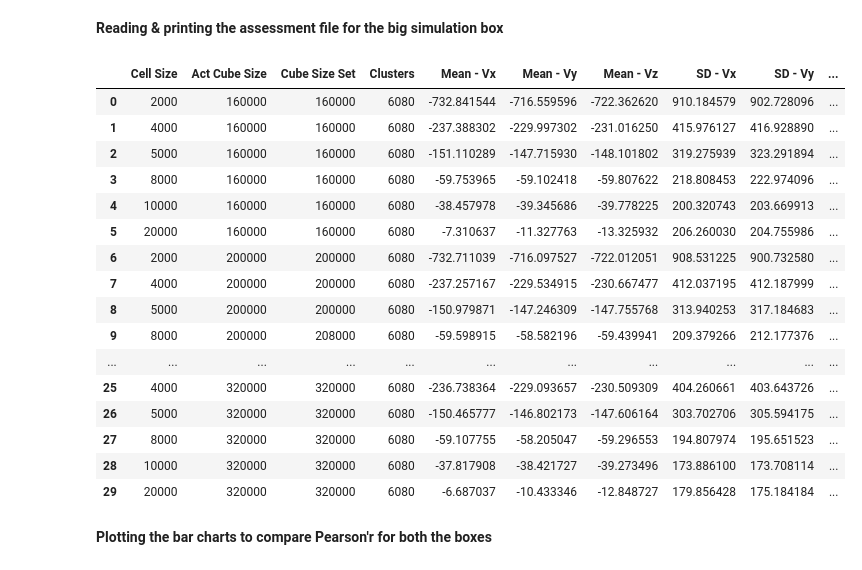
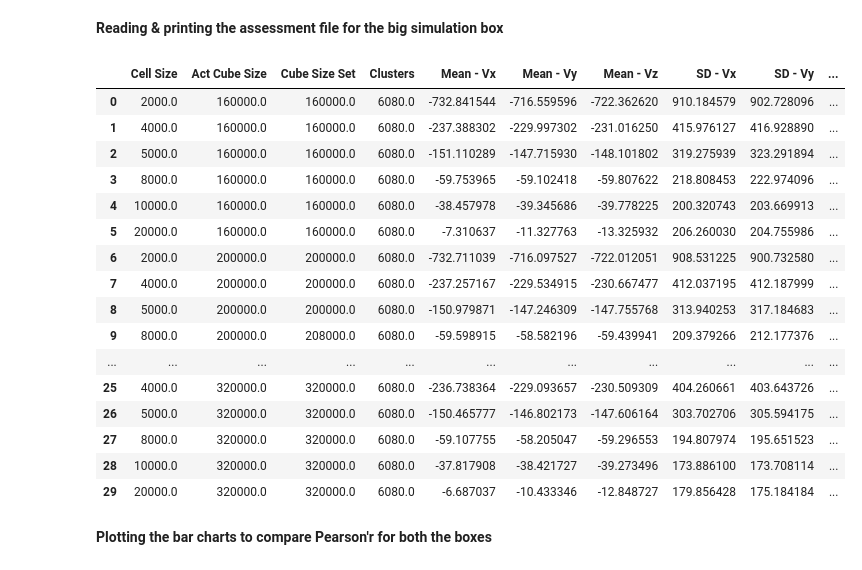
Before and after one commit to awaismirza92/velocity-reconstruction-and-kinetic-SZ, a Jupyter notebook: codes/orig_vs_big_box_analysis.ipynb, the cells around one changed output. Saved outputs shown, nothing was run; the diff lists cells and outputs as text; code cells hidden in the pictures.

```diff
--- a/codes/orig_vs_big_box_analysis.ipynb
+++ b/codes/orig_vs_big_box_analysis.ipynb
@@ -34,26 +34,26 @@ orig_assess
 # %% [markdown]
 **Reading & printing the assessment file for the big simulation box**
-# %%
-big_assess = pd.read_excel('cube_cell_size_assess_big-sim-box.xlsx', index_col = 0)
-big_assess
-# %% [output]
-|  | Cell Size | Act Cube Size | Cube Size Set | Clusters | Mean - Vx | Mean - Vy | Mean - Vz | SD - Vx | SD - Vy | ... |
-| 0 | 2000 | 160000 | 160000 | 6080 | -732.841544 | -716.559596 | -722.362620 | 910.184579 | 902.728096 | ... |
-| 1 | 4000 | 160000 | 160000 | 6080 | -237.388302 | -229.997302 | -231.016250 | 415.976127 | 416.928890 | ... |
-| 2 | 5000 | 160000 | 160000 | 6080 | -151.110289 | -147.715930 | -148.101802 | 319.275939 | 323.291894 | ... |
-| 3 | 8000 | 160000 | 160000 | 6080 | -59.753965 | -59.102418 | -59.807622 | 218.808453 | 222.974096 | ... |
-| 4 | 10000 | 160000 | 160000 | 6080 | -38.457978 | -39.345686 | -39.778225 | 200.320743 | 203.669913 | ... |
-| 5 | 20000 | 160000 | 160000 | 6080 | -7.310637 | -11.327763 | -13.325932 | 206.260030 | 204.755986 | ... |
-| 6 | 2000 | 200000 | 200000 | 6080 | -732.711039 | -716.097527 | -722.012051 | 908.531225 | 900.732580 | ... |
-| 7 | 4000 | 200000 | 200000 | 6080 | -237.257167 | -229.534915 | -230.667477 | 412.037195 | 412.187999 | ... |
-| 8 | 5000 | 200000 | 200000 | 6080 | -150.979871 | -147.246309 | -147.755768 | 313.940253 | 317.184683 | ... |
-| 9 | 8000 | 200000 | 208000 | 6080 | -59.598915 | -58.582196 | -59.439941 | 209.379266 | 212.177376 | ... |
-| ... | ... | ... | ... | ... | ... | ... | ... | ... | ... | ... |
-| 25 | 4000 | 320000 | 320000 | 6080 | -236.738364 | -229.093657 | -230.509309 | 404.260661 | 403.643726 | ... |
-| 26 | 5000 | 320000 | 320000 | 6080 | -150.465777 | -146.802173 | -147.606164 | 303.702706 | 305.594175 | ... |
-| 27 | 8000 | 320000 | 320000 | 6080 | -59.107755 | -58.205047 | -59.296553 | 194.807974 | 195.651523 | ... |
-| 28 | 10000 | 320000 | 320000 | 6080 | -37.817908 | -38.421727 | -39.273496 | 173.886100 | 173.708114 | ... |
-| 29 | 20000 | 320000 | 320000 | 6080 | -6.687037 | -10.433346 | -12.848727 | 179.856428 | 175.184184 | ... |
+# %%
+big_assess = pd.read_csv('Tables/big-sim-box/cube_cell_size_assess_big-sim-box_unrounded.tsv', sep='\t')
+big_assess
+# %% [output]
+|  | Cell Size | Act Cube Size | Cube Size Set | Clusters | Mean - Vx | Mean - Vy | Mean - Vz | SD - Vx | SD - Vy | ... |
+| 0 | 2000.0 | 160000.0 | 160000.0 | 6080.0 | -732.841544 | -716.559596 | -722.362620 | 910.184579 | 902.728096 | ... |
+| 1 | 4000.0 | 160000.0 | 160000.0 | 6080.0 | -237.388302 | -229.997302 | -231.016250 | 415.976127 | 416.928890 | ... |
+| 2 | 5000.0 | 160000.0 | 160000.0 | 6080.0 | -151.110289 | -147.715930 | -148.101802 | 319.275939 | 323.291894 | ... |
+| 3 | 8000.0 | 160000.0 | 160000.0 | 6080.0 | -59.753965 | -59.102418 | -59.807622 | 218.808453 | 222.974096 | ... |
+| 4 | 10000.0 | 160000.0 | 160000.0 | 6080.0 | -38.457978 | -39.345686 | -39.778225 | 200.320743 | 203.669913 | ... |
+| 5 | 20000.0 | 160000.0 | 160000.0 | 6080.0 | -7.310637 | -11.327763 | -13.325932 | 206.260030 | 204.755986 | ... |
+| 6 | 2000.0 | 200000.0 | 200000.0 | 6080.0 | -732.711039 | -716.097527 | -722.012051 | 908.531225 | 900.732580 | ... |
+| 7 | 4000.0 | 200000.0 | 200000.0 | 6080.0 | -237.257167 | -229.534915 | -230.667477 | 412.037195 | 412.187999 | ... |
+| 8 | 5000.0 | 200000.0 | 200000.0 | 6080.0 | -150.979871 | -147.246309 | -147.755768 | 313.940253 | 317.184683 | ... |
+| 9 | 8000.0 | 200000.0 | 208000.0 | 6080.0 | -59.598915 | -58.582196 | -59.439941 | 209.379266 | 212.177376 | ... |
+| ... | ... | ... | ... | ... | ... | ... | ... | ... | ... | ... |
+| 25 | 4000.0 | 320000.0 | 320000.0 | 6080.0 | -236.738364 | -229.093657 | -230.509309 | 404.260661 | 403.643726 | ... |
+| 26 | 5000.0 | 320000.0 | 320000.0 | 6080.0 | -150.465777 | -146.802173 | -147.606164 | 303.702706 | 305.594175 | ... |
+| 27 | 8000.0 | 320000.0 | 320000.0 | 6080.0 | -59.107755 | -58.205047 | -59.296553 | 194.807974 | 195.651523 | ... |
+| 28 | 10000.0 | 320000.0 | 320000.0 | 6080.0 | -37.817908 | -38.421727 | -39.273496 | 173.886100 | 173.708114 | ... |
+| 29 | 20000.0 | 320000.0 | 320000.0 | 6080.0 | -6.687037 | -10.433346 | -12.848727 | 179.856428 | 175.184184 | ... |
 # %% [markdown]
 **Plotting the bar charts to compare Pearson'r for both the boxes**
 # %%
```
Also changed, not shown: parts of 6 cells of this notebook, 2 other files.
